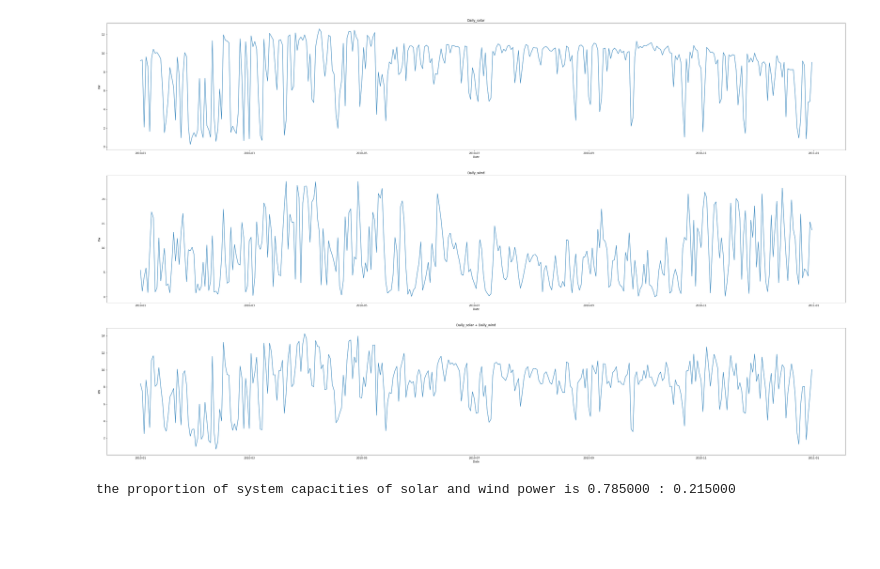
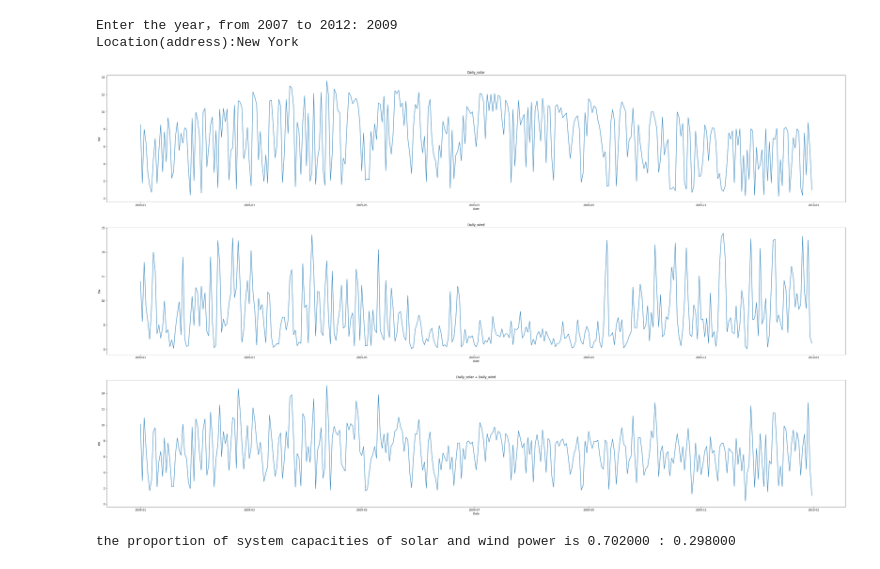
Before and after one commit to cchvv/Project-Happy-4, a Jupyter notebook: examples/Demo.ipynb, the cells around one changed output. Saved outputs shown, nothing was run; the diff lists cells and outputs as text; code cells hidden in the pictures; blank space fills up the shorter version.

```diff
--- a/examples/Demo.ipynb
+++ b/examples/Demo.ipynb
@@ -13,8 +14,18 @@ def generate(lat, lon, year):
     Daily_wind, generation_wind = wind_input.wind(lat, lon, year)
     checkout(lat, lon, year, Daily_solar, Daily_wind)
     return
-# %%
-generate(33.2164, -97.1292, 2010)
-# %% [output]
-[figure, removed]
-the proportion of system capacities of solar and wind power is 0.785000 : 0.215000
+# %%
+year = int(input("Enter the year，from 2007 to 2012: "))
+locat = str(input("Location(address):"))
+
+geolocator = Nominatim()
+location = geolocator.geocode(locat)
+
+lat = location.latitude
+lon = location.longitude
+generate(lat, lon, year)
+# %% [output]
+Enter the year，from 2007 to 2012: 2009
+Location(address):New York
+[figure, added]
+the proportion of system capacities of solar and wind power is 0.702000 : 0.298000
```
Also changed, not shown: parts of 1 cell of this notebook, 2 other files.
